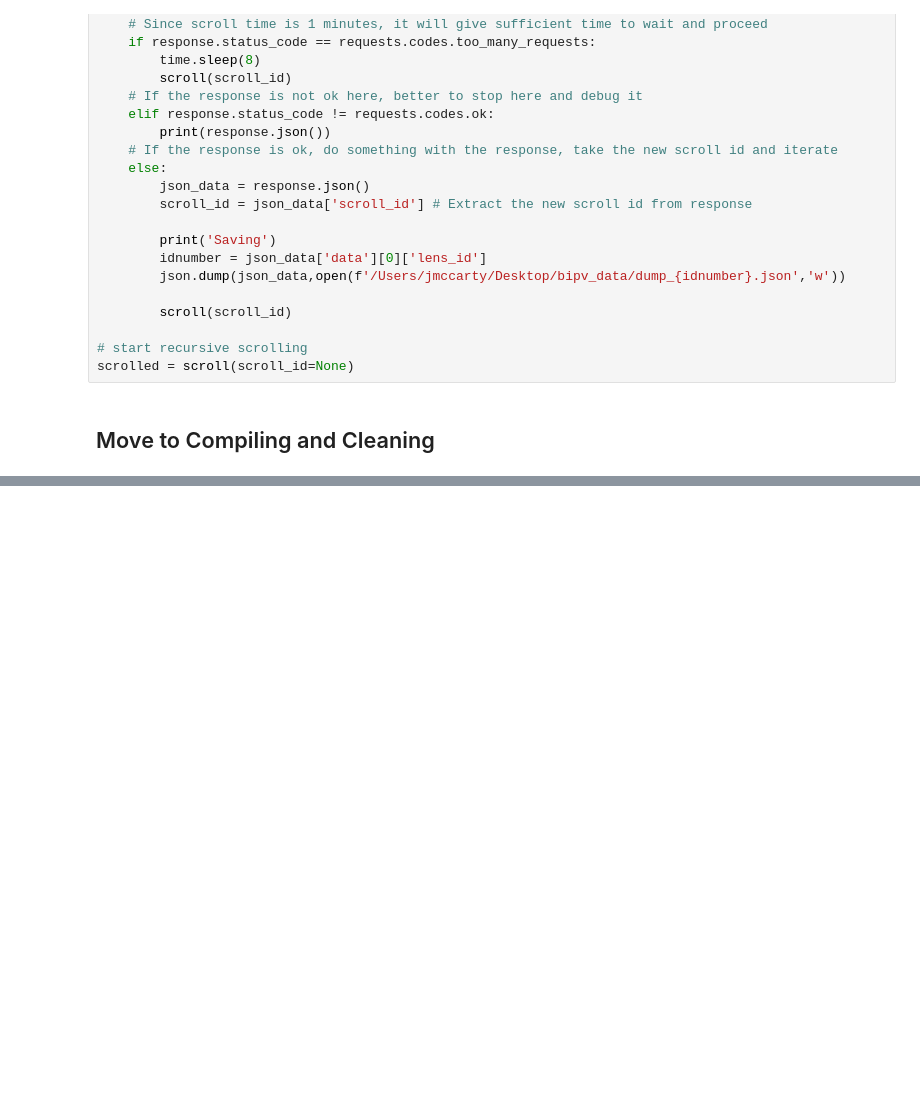
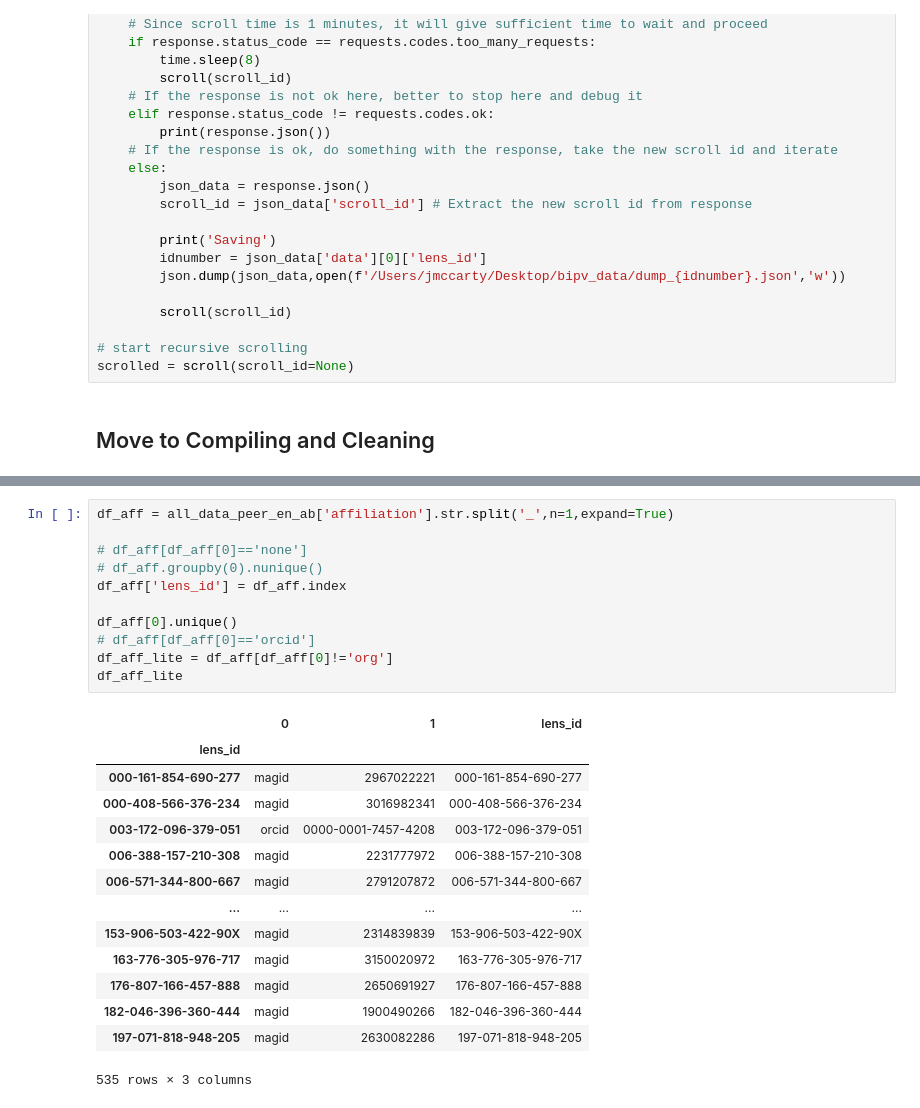
Before and after one commit to justinfmccarty/urban_bipv_annotated_bib, a Jupyter notebook: notebooks/bipv_lit_analysis.ipynb, the cells around one changed output, grey strips where cells are left out. Saved outputs shown, nothing was run; the diff lists cells and outputs as text; blank space fills up the shorter version.

```diff
--- a/notebooks/bipv_lit_analysis.ipynb
+++ b/notebooks/bipv_lit_analysis.ipynb
@@ -221,0 +298,26 @@ print(len(all_data_peer_en_ab))
+# %%
+df_aff = all_data_peer_en_ab['affiliation'].str.split('_',n=1,expand=True)
+
+# df_aff[df_aff[0]=='none']
+# df_aff.groupby(0).nunique()
+df_aff['lens_id'] = df_aff.index
+
+df_aff[0].unique()
+# df_aff[df_aff[0]=='orcid']
+df_aff_lite = df_aff[df_aff[0]!='org']
+df_aff_lite
+# %% [output]
+|  | 0 | 1 | lens_id |
+| lens_id |  |  |  |
+| 000-161-854-690-277 | magid | 2967022221 | 000-161-854-690-277 |
+| 000-408-566-376-234 | magid | 3016982341 | 000-408-566-376-234 |
+| 003-172-096-379-051 | orcid | 0000-0001-7457-4208 | 003-172-096-379-051 |
+| 006-388-157-210-308 | magid | 2231777972 | 006-388-157-210-308 |
+| 006-571-344-800-667 | magid | 2791207872 | 006-571-344-800-667 |
+| ... | ... | ... | ... |
+| 153-906-503-422-90X | magid | 2314839839 | 153-906-503-422-90X |
+| 163-776-305-976-717 | magid | 3150020972 | 163-776-305-976-717 |
+| 176-807-166-457-888 | magid | 2650691927 | 176-807-166-457-888 |
+| 182-046-396-360-444 | magid | 1900490266 | 182-046-396-360-444 |
+| 197-071-818-948-205 | magid | 2630082286 | 197-071-818-948-205 |
+535 rows × 3 columns
```
Also changed, not shown: parts of 23 cells of this notebook, 7 other files.
